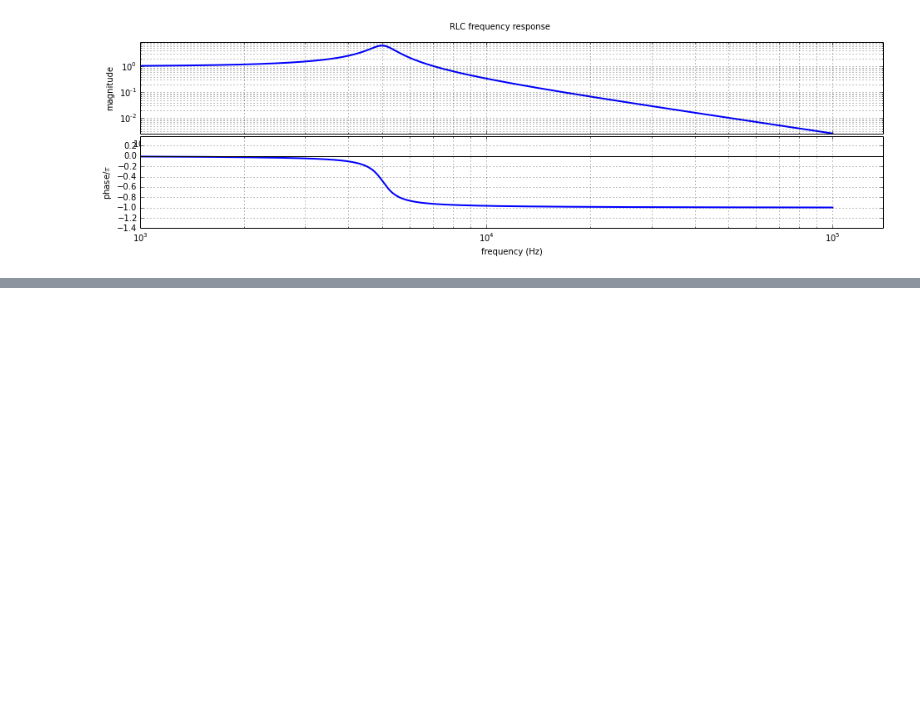
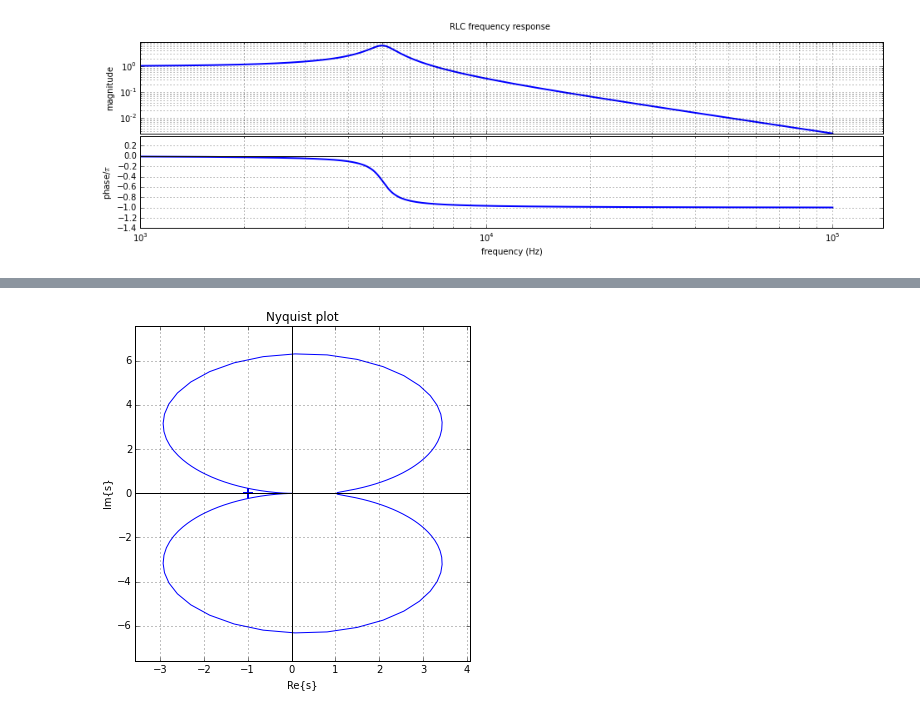
Before and after one commit to youralien/SigSys, a Jupyter notebook: System characterization.ipynb, the cells around one changed output, grey strips where cells are left out. Saved outputs shown, nothing was run; the diff lists cells and outputs as text; code cells hidden in the pictures; blank space fills up the shorter version.

```diff
--- a/System characterization.ipynb
+++ b/System characterization.ipynb
@@ -111,0 +114,4 @@ myplotstyle()
+# %%
+nyquistplot(sys)
+# %% [output]
+[figure, added]
```
Also changed, not shown: parts of 7 cells of this notebook.
